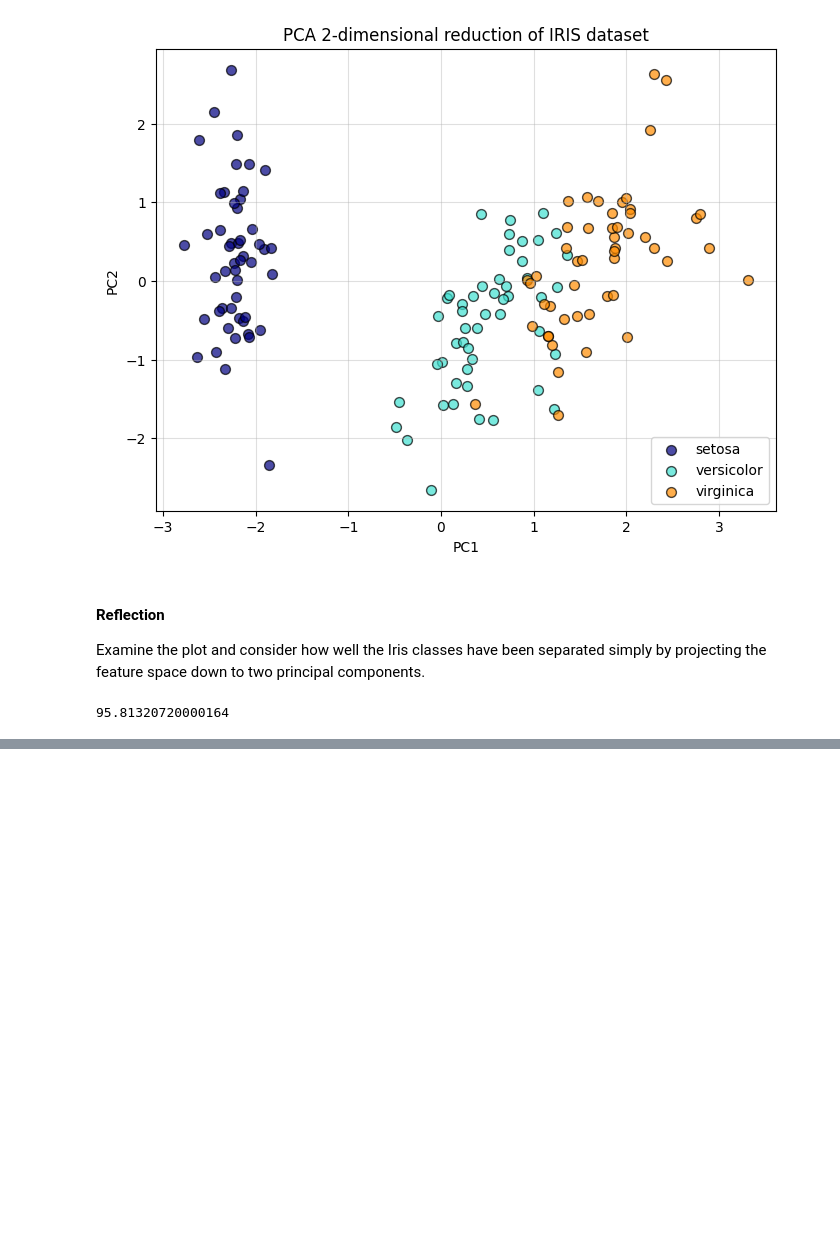
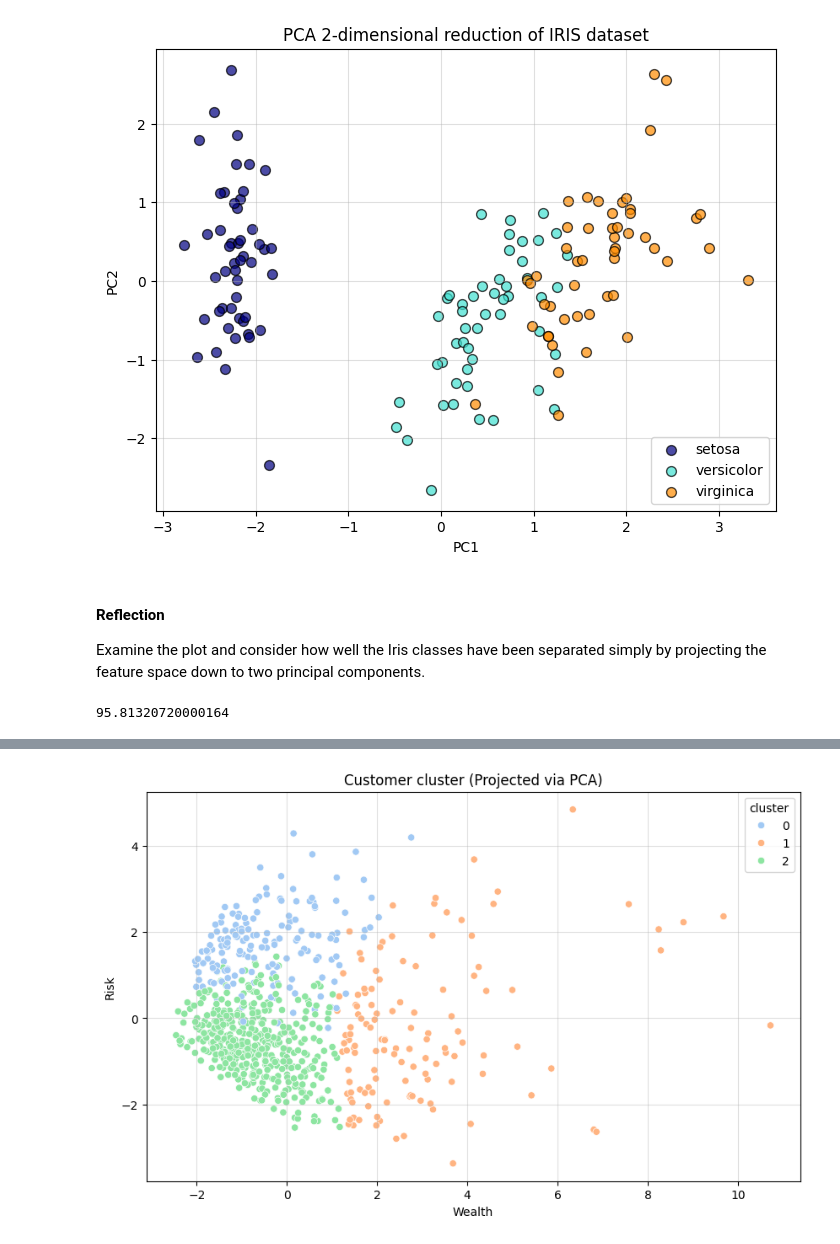
Before and after one commit to azharfachrezi/data-science-lab, a Jupyter notebook: Machine Learning/Unsupervised Learning/PCA_applications.ipynb, the cells around one changed output, grey strips where cells are left out. Cells and saved outputs as stored; diff of their text form; code cells hidden in the pictures; blank space fills up the shorter version.

```diff
--- a/Machine Learning/Unsupervised Learning/PCA_applications.ipynb
+++ b/Machine Learning/Unsupervised Learning/PCA_applications.ipynb
@@ -192,0 +260,10 @@ Examine the plot and consider how well the Iris classes have been separated simp
+# %%
+from sklearn.decomposition import PCA
+from sklearn.preprocessing import StandardScaler
+import seaborn as sns
+
+X = raw.drop(columns=['Customer Id', 'Address']).dropna()
+
+# Scale the data
+scaler = StandardScaler()
+X_scaled = scaler.fit_transform(X)
@@ -192,0 +352,11 @@ Examine the plot and consider how well the Iris classes have been separated simp
+# %%
+# Visualize
+plt.figure(figsize=(10,6))
+sns.scatterplot(x='PC1', y='PC2', data=pca_df, hue='cluster', palette='pastel')
+plt.title("Customer cluster (Projected via PCA)")
+plt.xlabel("Wealth")
+plt.ylabel("Risk")
+plt.grid(True, alpha=0.4)
+plt.show()
+# %% [output]
+[figure, added]
```
Also changed, not shown: parts of 14 cells of this notebook.
